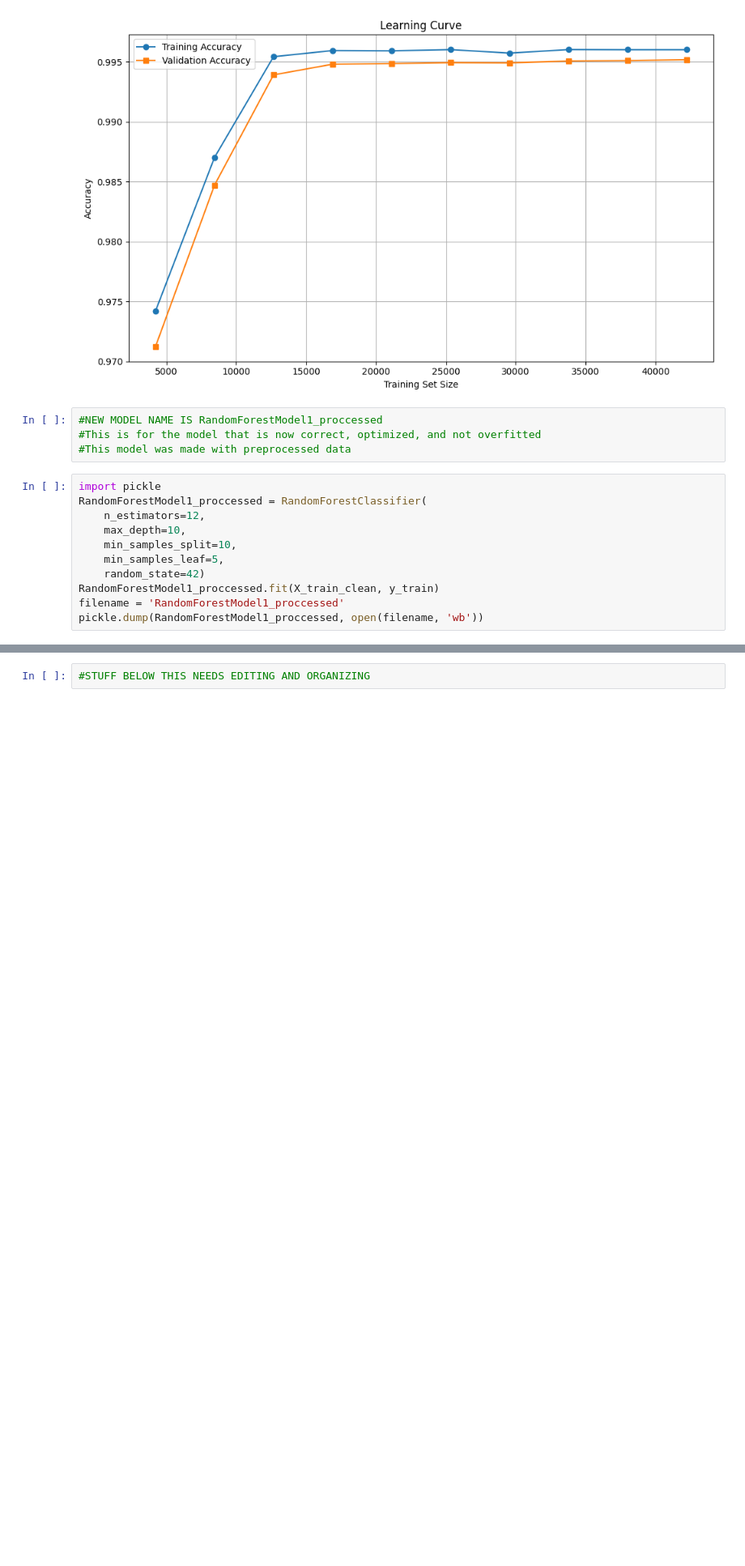
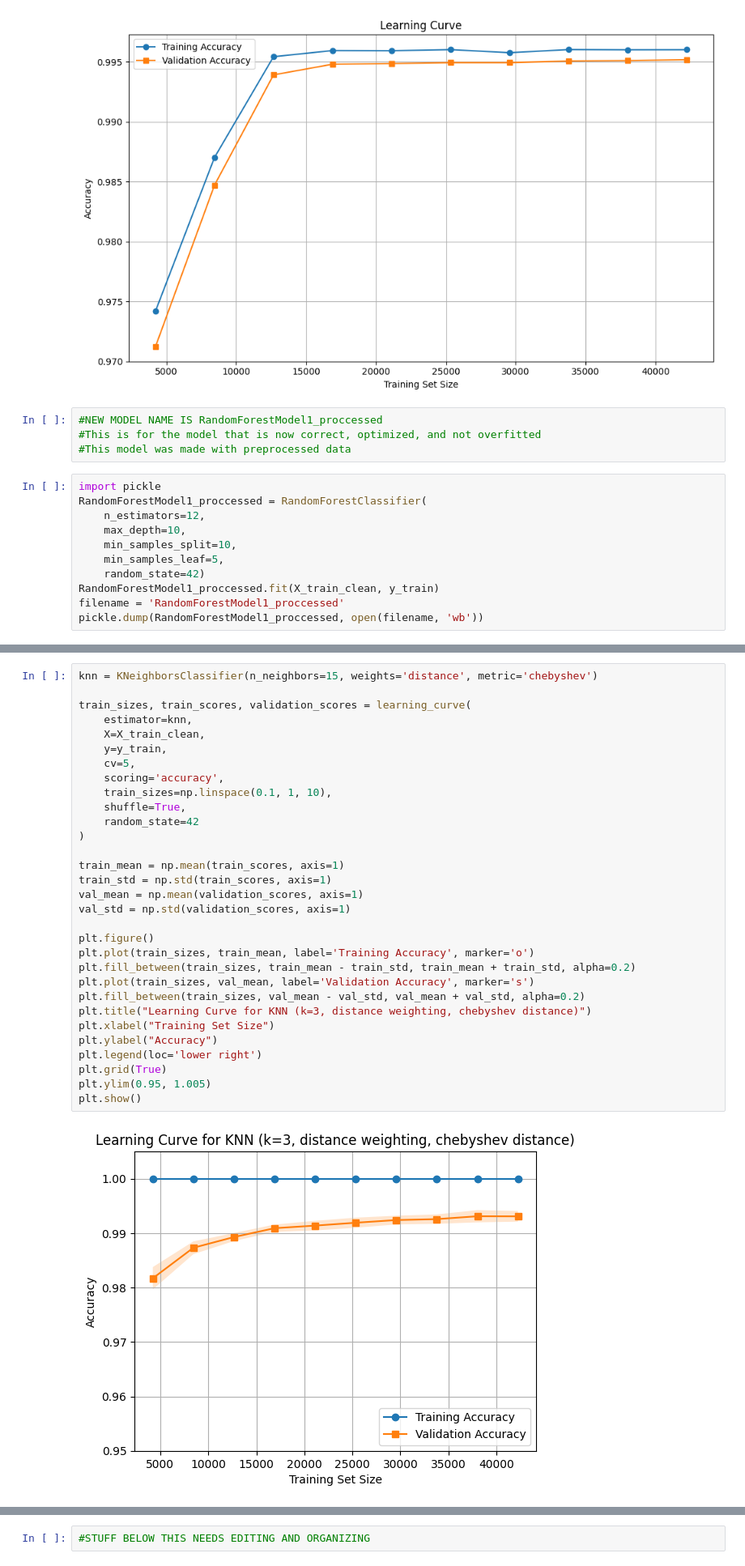
Before and after one commit to ChristopherZinati/483-final-project, a Jupyter notebook: OPCUA_notebook.ipynb, the cells around one changed output, grey strips where cells are left out. Shown at 81% size. Drawn from its saved outputs; the diff is of its cells as text; blank space fills up the shorter version.

```diff
--- a/OPCUA_notebook.ipynb
+++ b/OPCUA_notebook.ipynb
@@ -584,0 +665,33 @@ pickle.dump(RandomForestModel1_proccessed, open(filename, 'wb'))
+# %%
+knn = KNeighborsClassifier(n_neighbors=15, weights='distance', metric='chebyshev')
+
+train_sizes, train_scores, validation_scores = learning_curve(
+    estimator=knn,
+    X=X_train_clean,
+    y=y_train,
+    cv=5,
+    scoring='accuracy',
+    train_sizes=np.linspace(0.1, 1, 10),
+    shuffle=True,
+    random_state=42
+)
+
+train_mean = np.mean(train_scores, axis=1)
+train_std = np.std(train_scores, axis=1)
+val_mean = np.mean(validation_scores, axis=1)
+val_std = np.std(validation_scores, axis=1)
+
+plt.figure()
+plt.plot(train_sizes, train_mean, label='Training Accuracy', marker='o')
+plt.fill_between(train_sizes, train_mean - train_std, train_mean + train_std, alpha=0.2)
+plt.plot(train_sizes, val_mean, label='Validation Accuracy', marker='s')
+plt.fill_between(train_sizes, val_mean - val_std, val_mean + val_std, alpha=0.2)
+plt.title("Learning Curve for KNN (k=3, distance weighting, chebyshev distance)")
+plt.xlabel("Training Set Size")
+plt.ylabel("Accuracy")
+plt.legend(loc='lower right')
+plt.grid(True)
+plt.ylim(0.95, 1.005)
+plt.show()
+# %% [output]
+[figure, added]
```
Also changed, not shown: parts of 29 cells of this notebook, 13 other files.
